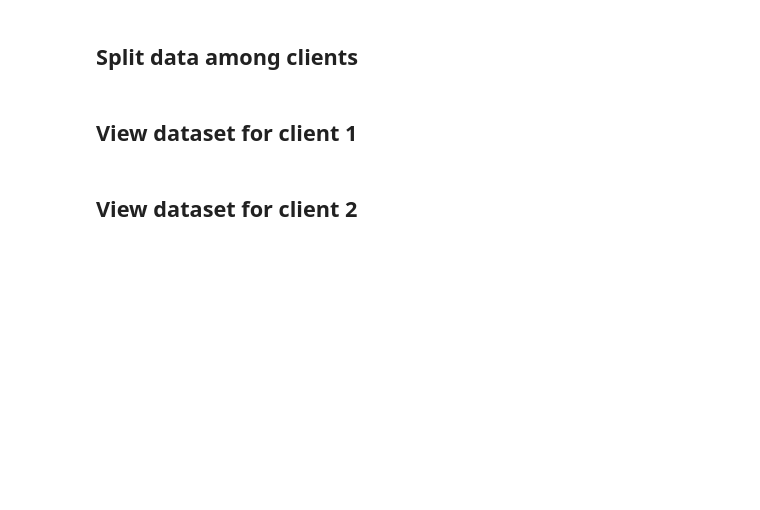
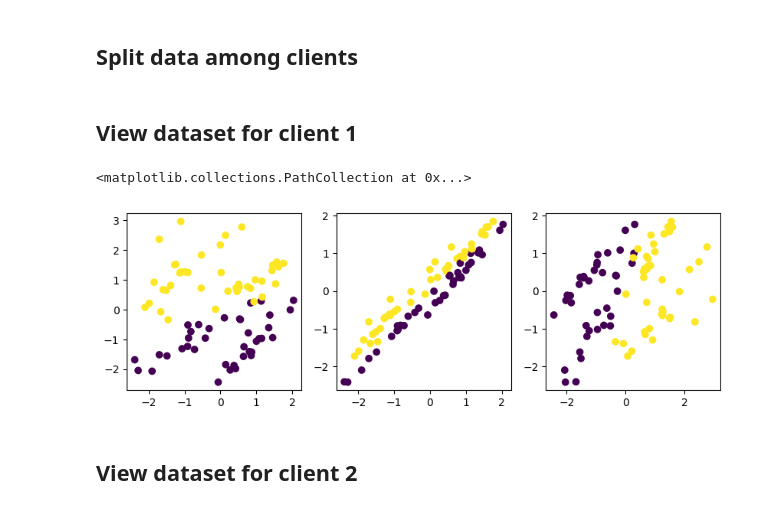
Before and after one commit to sharkovsky/SplitNN-Bias-MasterThesis, a Jupyter notebook: Generating_data-skeleton.ipynb, the cells around one changed output. Saved outputs shown, nothing was run; the diff lists cells and outputs as text; code cells hidden in the pictures; blank space fills up the shorter version.

Commit message:
New tests and ideas by Francesco

```diff
--- a/Generating_data-skeleton.ipynb
+++ b/Generating_data-skeleton.ipynb
@@ -117,2 +217,19 @@ client_datasets.append(
+# %%
+n_clients = 2
+n_samples_per_client = n_samples_per_class*n_classes//n_clients
+from sklearn.model_selection import train_test_split
+
+client_datasets_train = []
+client_datasets_test = []
+
+for i_client in range(n_clients-1):
+    features, labels = warp_dataset(features_orig, labels_orig, warping_fns, i_client, n_samples_per_client)
+    X_train, X_test, y_train, y_test = train_test_split(features, labels, test_size=0.2)
+    append_to_datasets(X_train, X_test, y_train, y_test)
+
+i_client += 1
+features, labels = warp_dataset(features_orig, labels_orig, warping_fns, i_client, n_samples_per_client)
+X_train, X_test, y_train, y_test = train_test_split(features, labels, test_size=0.2)
+append_to_datasets(X_train, X_test, y_train, y_test)
 # %% [markdown]
 ## View dataset for client 1
@@ -121,16 +236,19 @@ client_datasets[0][0]
 # %%
 fig, ax = plt.subplots(1,3,figsize=(10,3))
-features_np = client_datasets[0].tensors[0].numpy()
-labels_np = client_datasets[0].tensors[1].numpy()
+features_np = client_datasets_train[0].tensors[0].numpy()
+labels_np = client_datasets_train[0].tensors[1].numpy()
 ax[0].scatter(
     features_np[:,0], features_np[:,1], c=labels_np
 )
 ax[1].scatter(
     features_np[:,0], features_np[:,2], c=labels_np
 )
 ax[2].scatter(
     features_np[:,1], features_np[:,2], c=labels_np
 )
+# %% [output]
+<matplotlib.collections.PathCollection at 0x...>
+[figure, added]
 # %% [markdown]
 ## View dataset for client 2
 # %%
```
Also changed, not shown: parts of 57 cells of this notebook.
